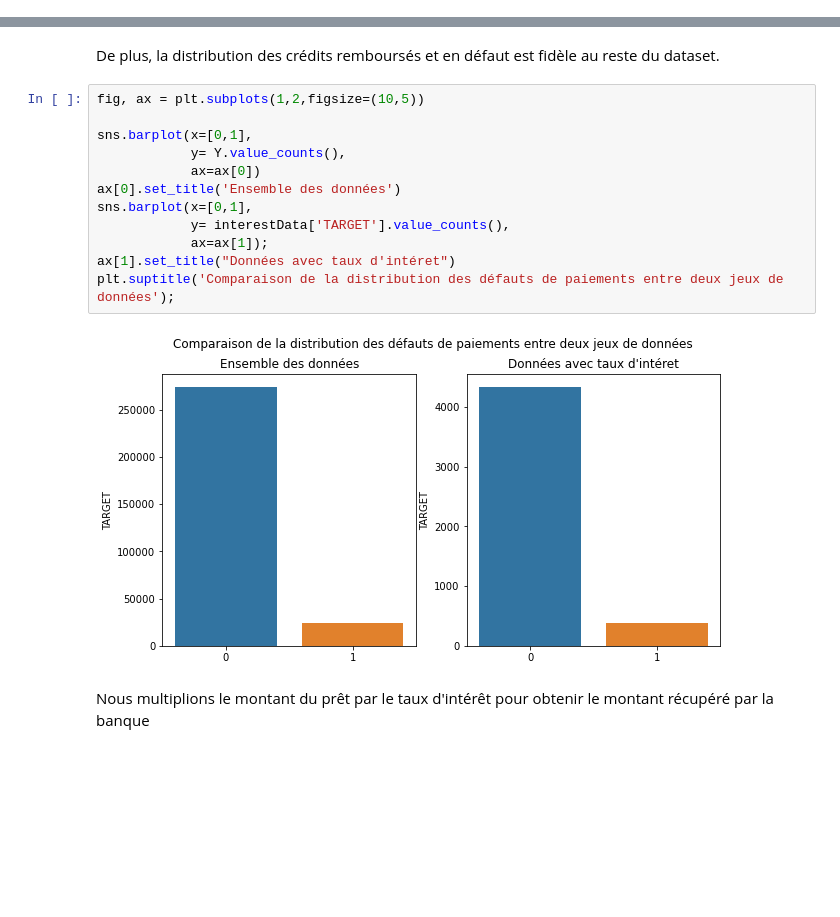
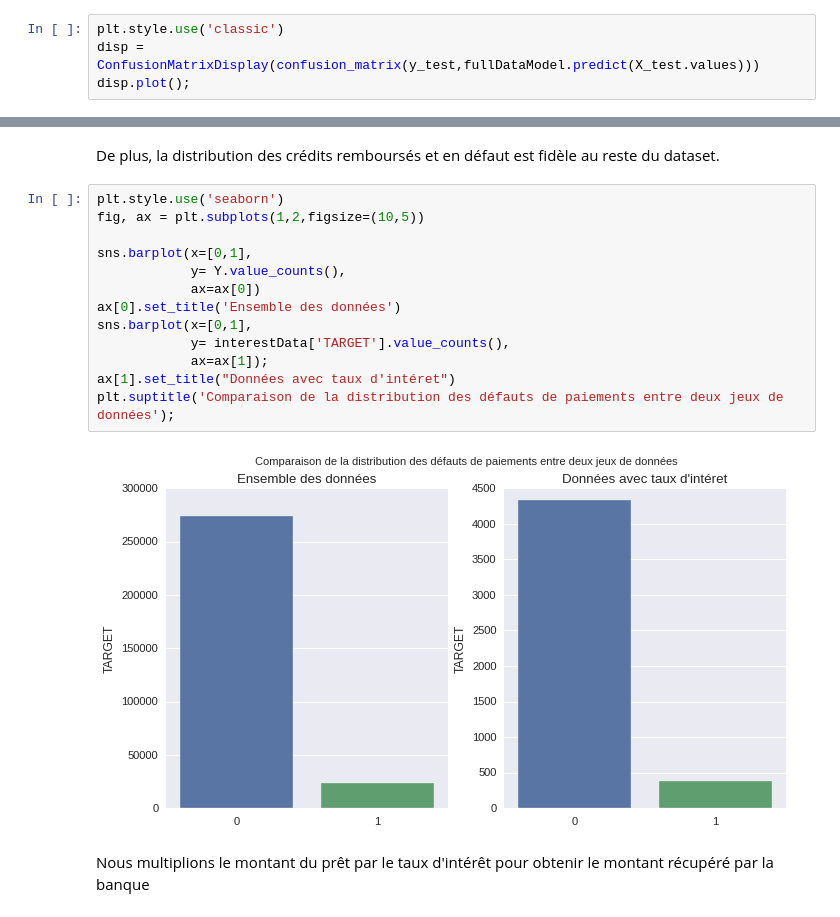
Before and after one commit to DRP-CB/projet-dashboard, a Jupyter notebook: modélisation/modélisation.ipynb, the cells around one changed output, grey strips where cells are left out. Drawn from its saved outputs; the diff is of its cells as text; blank space fills up the shorter version.

```diff
--- a/modélisation/modélisation.ipynb
+++ b/modélisation/modélisation.ipynb
@@ -214,0 +223,4 @@ fbeta_score(y_test,finalModel.predict(X_test.values),beta=2)
+# %%
+plt.style.use('classic')
+disp = ConfusionMatrixDisplay(confusion_matrix(y_test,fullDataModel.predict(X_test.values)))
+disp.plot();
@@ -331,19 +326,20 @@ Malheuresement la colonne 'RATE_INTEREST_PRIMARY' contenant le pourcentage d'int
 # %% [markdown]
 De plus, la distribution des crédits remboursés et en défaut est fidèle au reste du dataset.
 # %%
+plt.style.use('seaborn')
 fig, ax = plt.subplots(1,2,figsize=(10,5))
 
 sns.barplot(x=[0,1],
             y= Y.value_counts(),
             ax=ax[0])
 ax[0].set_title('Ensemble des données')
 sns.barplot(x=[0,1],
             y= interestData['TARGET'].value_counts(),
             ax=ax[1]);
 ax[1].set_title("Données avec taux d'intéret")
 plt.suptitle('Comparaison de la distribution des défauts de paiements entre deux jeux de données');
 # %% [output]
-[figure, old version]
+[figure, new version]
 # %% [markdown]
 Nous multiplions le montant du prêt par le taux d'intérêt pour obtenir le montant récupéré par la banque
 # %%
```
Also changed, not shown: parts of 61 cells of this notebook, 4 other files.
